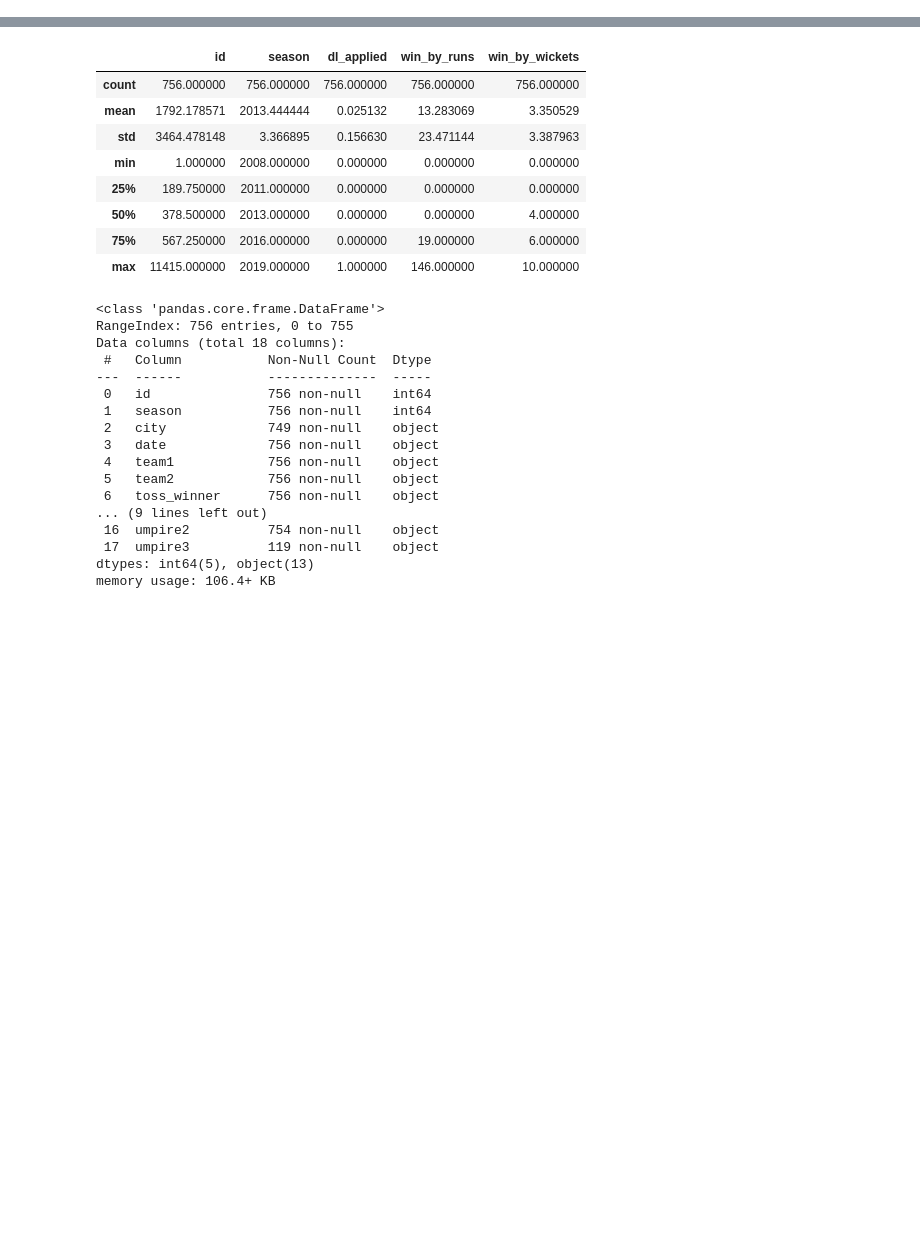
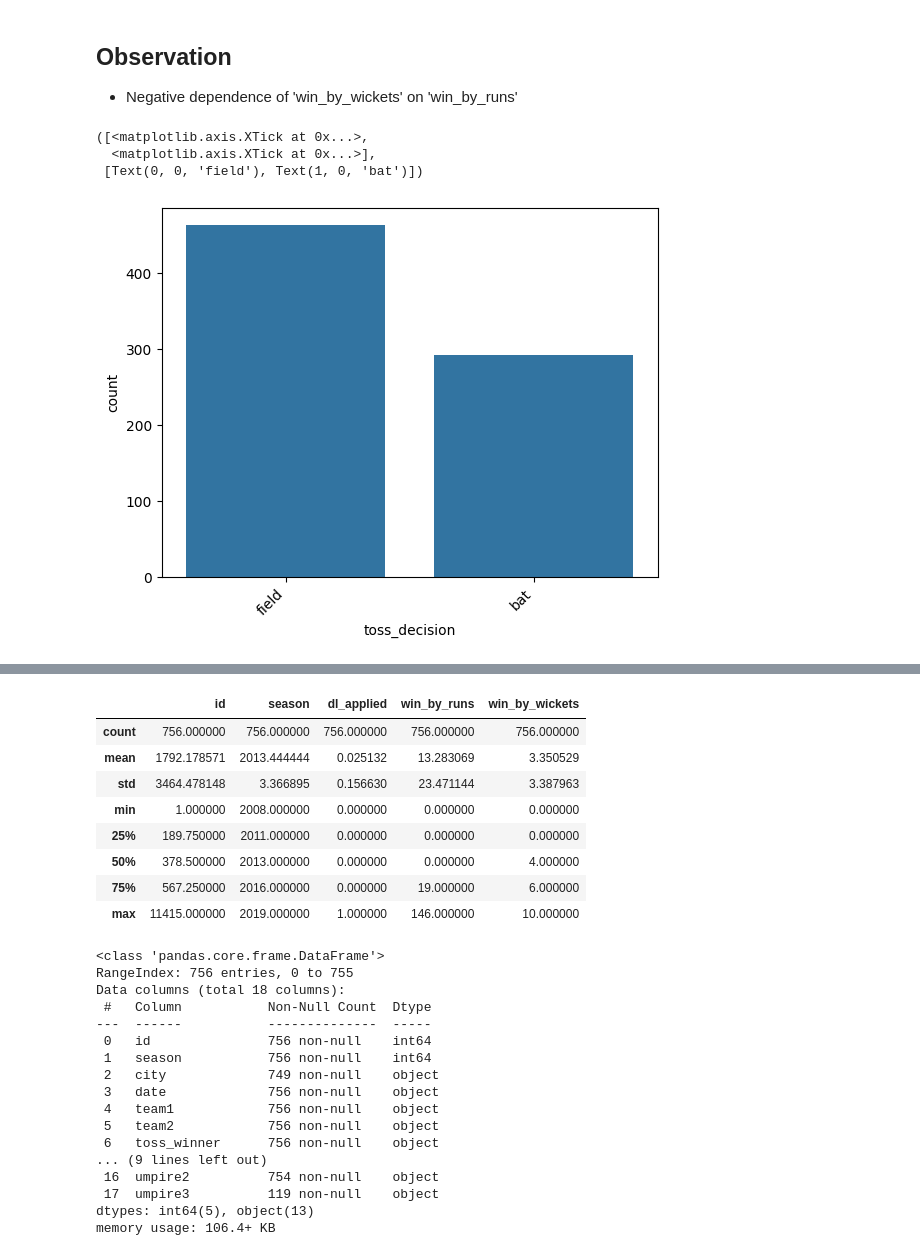
Before and after one commit to iiitl/Redemption-2024, a Jupyter notebook: Colab Files/MatchDataEDA.ipynb, the cells around one changed output, grey strips where cells are left out. Cells and saved outputs as stored; diff of their text form; code cells hidden in the pictures; blank space fills up the shorter version.

```diff
--- a/Colab Files/MatchDataEDA.ipynb
+++ b/Colab Files/MatchDataEDA.ipynb
@@ -14,0 +22,12 @@ data.head()
+# %% [markdown]
+## Observation
+- Negative dependence of 'win_by_wickets' on 'win_by_runs'
+# %%
+sns.countplot(x='toss_decision', data=df)
+xticks = plt.xticks()[0]
+plt.xticks(xticks, rotation=45, ha='right')
+# %% [output]
+([<matplotlib.axis.XTick at 0x...>,
+  <matplotlib.axis.XTick at 0x...>],
+ [Text(0, 0, 'field'), Text(1, 0, 'bat')])
+[figure, added]
```
Also changed, not shown: parts of 13 cells of this notebook.
